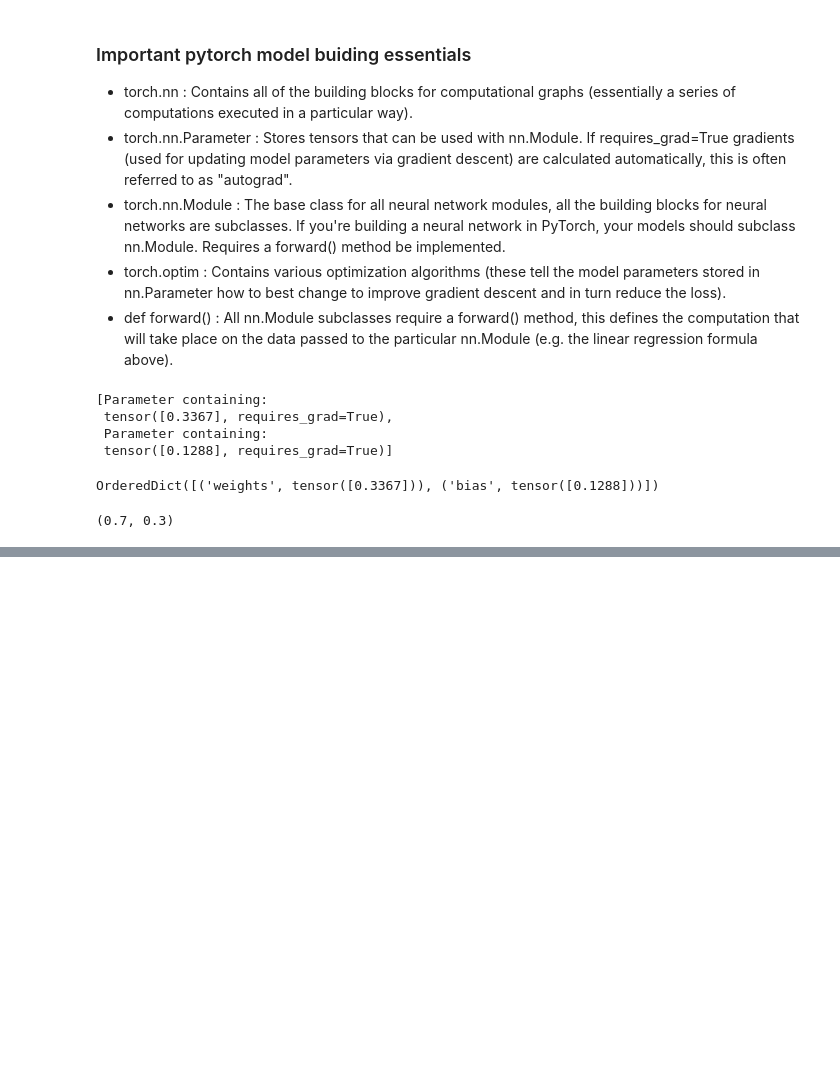
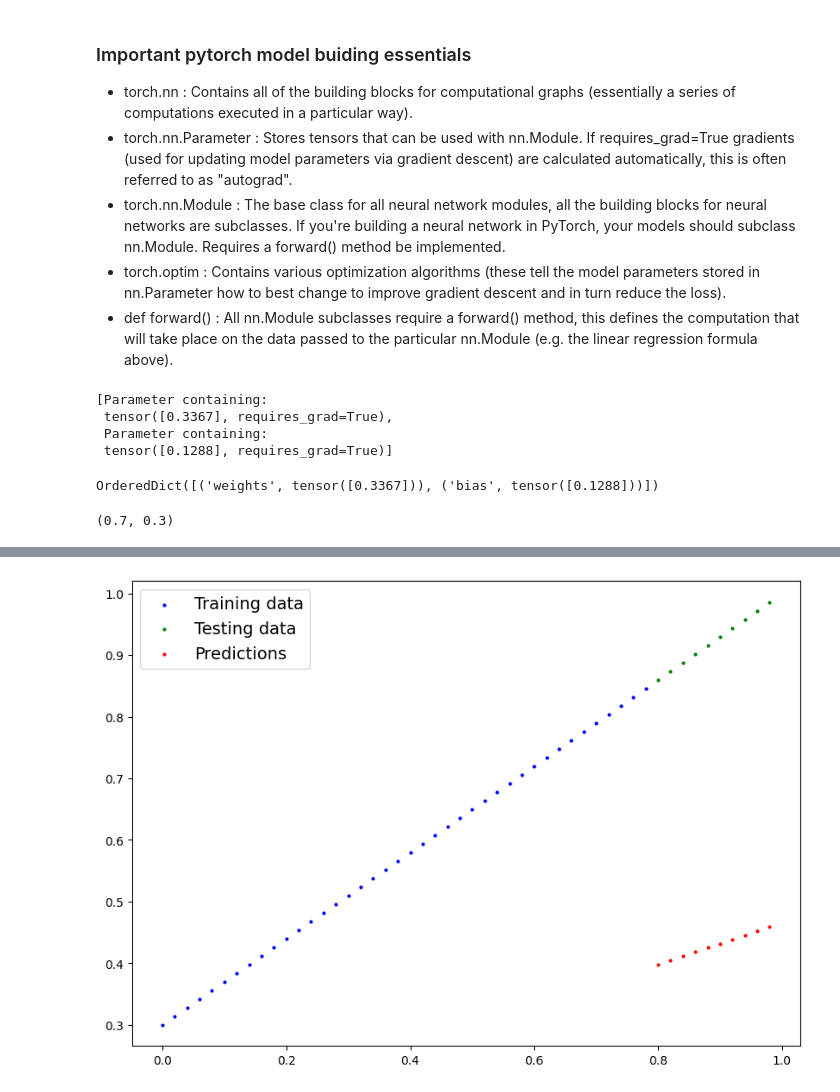
Before and after one commit to kavyareddy01/pytorchbirble, a Jupyter notebook: pytorchworkflow.ipynb, the cells around one changed output, grey strips where cells are left out. Saved outputs shown, nothing was run; the diff lists cells and outputs as text; code cells hidden in the pictures; blank space fills up the shorter version.

```diff
--- a/pytorchworkflow.ipynb
+++ b/pytorchworkflow.ipynb
@@ -196,0 +201,4 @@ weight,bias
+# %%
+with torch.inference_mode():
+  y_preds=model_0(X_test)
+y_preds
@@ -196,0 +216,4 @@ weight,bias
+# %%
+plot_prediction(predictions=y_preds)
+# %% [output]
+[figure, added]
```
Also changed, not shown: parts of 3 cells of this notebook.
